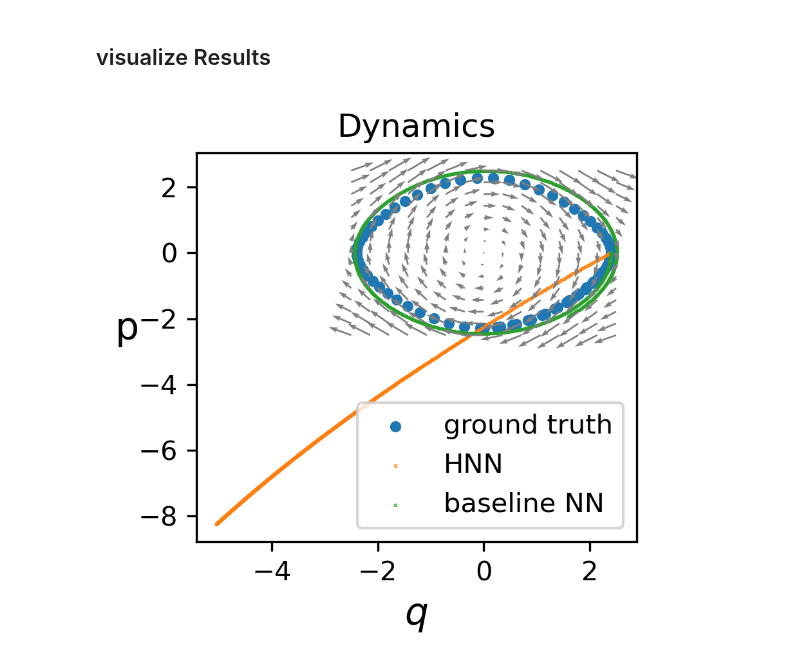
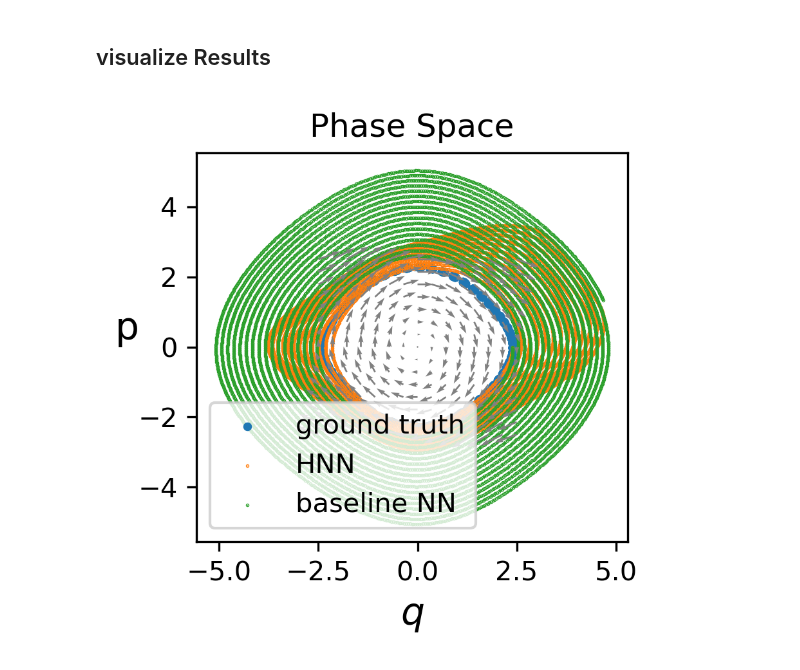
Before and after one commit to bGuenes/Scientific_ML_seminar, a Jupyter notebook: baseline.ipynb, the cells around one changed output. Drawn from its saved outputs; the diff is of its cells as text; code cells hidden in the pictures.

```diff
--- a/baseline.ipynb
+++ b/baseline.ipynb
@@ -177,5 +177,5 @@ def train(model, optimizer, loss, x, dx, x_test, dx_test, epochs):
 
         print(f"Epoch {step+1}/{epochs} --- Train-Loss: {round(loss_val.item(), 3)}; Test-Loss: {round(loss_val_test.item(), 3)}")
 
-train(model, optimizer, loss, qp, dqp, qp_test, dqp_test, 30)
+train(model, optimizer, loss, qp, dqp, qp_test, dqp_test, 100)
 # %% [output]
@@ -251,12 +253,32 @@ Epoch 30/30 --- Train-Loss: 0.36; Test-Loss: 0.381
 # %% [markdown]
 ## visualize Results
+# %%
+def calc_traj_HNN(model, q0_p0, t):
+    q_p_pred = []
+
+    q_p_pred.append(q0_p0.double())
+    for i in range(1, len(t)):
+        x = torch.tensor(q_p_pred[-1], requires_grad=True)
+        pred = model(x)
+        pred = torch.autograd.grad(pred.sum(), x, create_graph=True)[0]
+        dH = torch.zeros_like(pred)
+        dH.T[0] = pred.T[1]
+        dH.T[1] = -pred.T[0]
+        dH = dH
+
+        q_p_pred.append(q_p_pred[-1]+dH*(t[1]-t[0]))
+
+    q_p_pred = torch.stack(q_p_pred).detach().numpy()
+    return q_p_pred
 # %%
-def calc_traj(model, q0_p0, t):
+def calc_traj_NN(model, q0_p0, t):
     q_p_pred = []
 
     q_p_pred.append(q0_p0.double())
-    for i in t:
-        pred = model(q_p_pred[-1])
+    for i in range(1, len(t)):
+        x = torch.tensor(q_p_pred[-1], requires_grad=True)
+        pred = model(x)
+
         q_p_pred.append(q_p_pred[-1]+pred*(t[1]-t[0]))
 
     q_p_pred = torch.stack(q_p_pred).detach().numpy()
@@ -264,24 +286,24 @@ def calc_traj(model, q0_p0, t):
 # %%
 # plot config
 q0_p0 = torch.tensor([2.4,0])
-t = torch.linspace(0, 5, 1000)
+t = torch.linspace(0, 100, 10000)
 
-qp_HNN = calc_traj(model_HNN.double(), q0_p0, t)
-qp_NN = calc_traj(model.double(), q0_p0, t)
-x, y, dx, dy, t = get_trajectory(t_span=[torch.min(t), torch.max(t)], radius=2.4, y0=np.array([2,0]), noise_std=0)
+qp_HNN = calc_traj_HNN(model_HNN.double(), q0_p0, t)
+qp_NN = calc_traj_NN(model.double(), q0_p0, t)
+x, y, dx, dy, t1 = get_trajectory(t_span=[torch.min(t), torch.max(t)], radius=2.4, y0=np.array([2,0]), noise_std=0)
 
 fig = plt.figure(figsize=(3, 3), facecolor='white', dpi=DPI)
 
-plt.scatter(x,y,s=10, label='ground truth')
-plt.scatter(qp_HNN.T[0],qp_HNN.T[1],s=0.1, label='HNN')
-plt.scatter(qp_NN.T[0],qp_NN.T[1],s=0.1, label='baseline NN')
+plt.scatter(x,y,s=5, label='ground truth')
+plt.scatter(qp_HNN.T[0],qp_HNN.T[1], s=0.1, label='HNN')
+plt.scatter(qp_NN.T[0],qp_NN.T[1], s=0.1, label='baseline NN')
 plt.quiver(field['x'][:,0], field['x'][:,1], field['dx'][:,0], field['dx'][:,1],
            cmap='gray_r', color=(.5,.5,.5))
 plt.xlabel("$q$", fontsize=14)
 plt.ylabel("p", rotation=0, fontsize=14)
-plt.title("Dynamics")
+plt.title("Phase Space")
 plt.legend()
 
 plt.tight_layout() ; plt.show()
 # %% [output]
-[figure, old version]
+[figure, new version]
```
Also changed, not shown: parts of 2 cells of this notebook.
